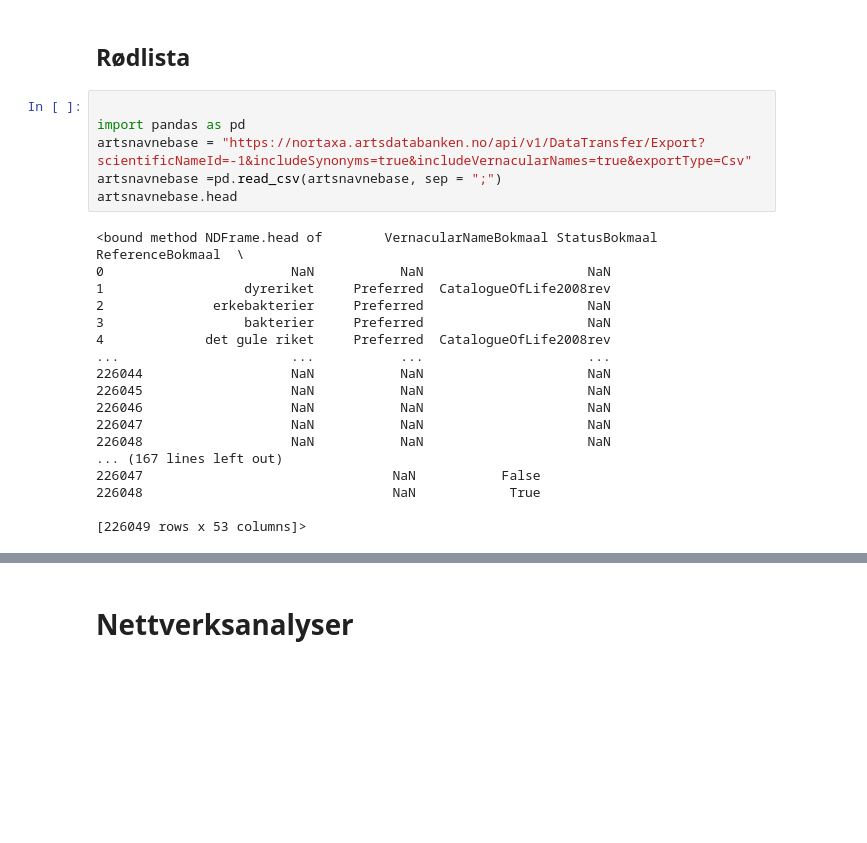
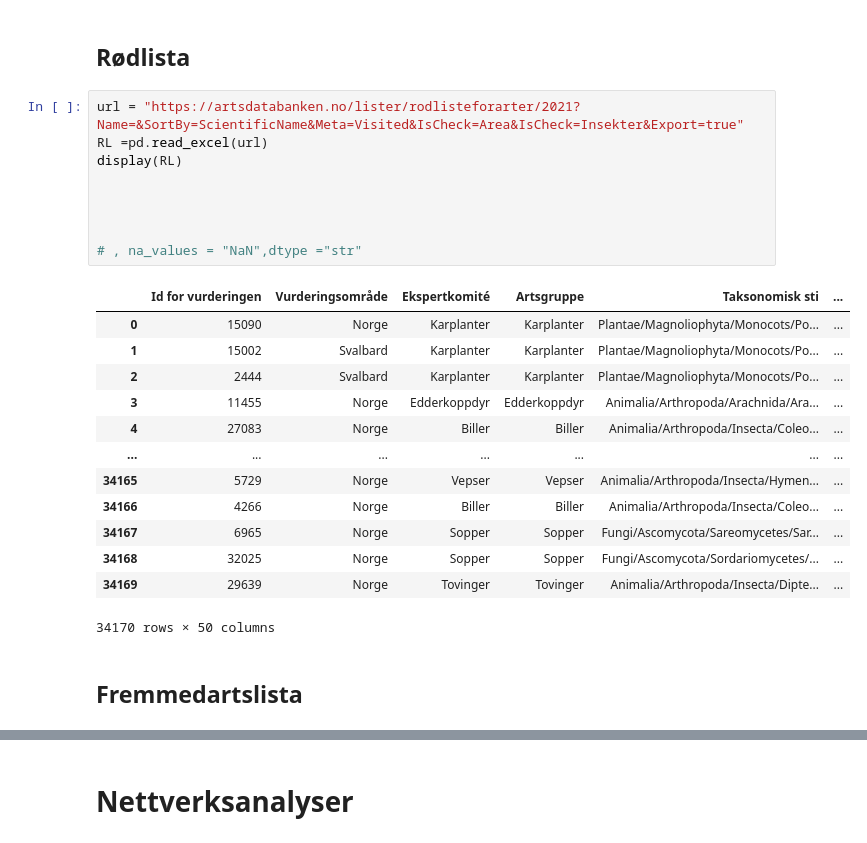
Before and after one commit to egowork/gis_tools, a Jupyter notebook: GIS_funksjoner.ipynb, the cells around one changed output, grey strips where cells are left out. Cells and saved outputs as stored; diff of their text form; blank space fills up the shorter version.

```diff
--- a/GIS_funksjoner.ipynb
+++ b/GIS_funksjoner.ipynb
@@ -63,26 +87,27 @@ Name: Species, Length: 226049, dtype: object
 # %% [markdown]
 ## Rødlista
-# %%
-
-import pandas as pd
-artsnavnebase = "https://nortaxa.artsdatabanken.no/api/v1/DataTransfer/Export?scientificNameId=-1&includeSynonyms=true&includeVernacularNames=true&exportType=Csv"
-artsnavnebase =pd.read_csv(artsnavnebase, sep = ";")
-artsnavnebase.head
-# %% [output]
-<bound method NDFrame.head of        VernacularNameBokmaal StatusBokmaal        ReferenceBokmaal  \
-0                        NaN           NaN                     NaN
-1                  dyreriket     Preferred  CatalogueOfLife2008rev
-2              erkebakterier     Preferred                     NaN
-3                  bakterier     Preferred                     NaN
-4             det gule riket     Preferred  CatalogueOfLife2008rev
-...                      ...           ...                     ...
-226044                   NaN           NaN                     NaN
-226045                   NaN           NaN                     NaN
-226046                   NaN           NaN                     NaN
-226047                   NaN           NaN                     NaN
-226048                   NaN           NaN                     NaN
-... (167 lines left out)
-226047                                NaN           False
-226048                                NaN            True
-
-[226049 rows x 53 columns]>
+# %%
+url = "https://artsdatabanken.no/lister/rodlisteforarter/2021?Name=&SortBy=ScientificName&Meta=Visited&IsCheck=Area&IsCheck=Insekter&Export=true"
+RL =pd.read_excel(url)
+display(RL)
+
+
+
+
+# , na_values = "NaN",dtype ="str"
+# %% [output]
+|  | Id for vurderingen | Vurderingsområde | Ekspertkomité | Artsgruppe | Taksonomisk sti | ... |
+| 0 | 15090 | Norge | Karplanter | Karplanter | Plantae/Magnoliophyta/Monocots/Po... | ... |
+| 1 | 15002 | Svalbard | Karplanter | Karplanter | Plantae/Magnoliophyta/Monocots/Po... | ... |
+| 2 | 2444 | Svalbard | Karplanter | Karplanter | Plantae/Magnoliophyta/Monocots/Po... | ... |
+| 3 | 11455 | Norge | Edderkoppdyr | Edderkoppdyr | Animalia/Arthropoda/Arachnida/Ara... | ... |
+| 4 | 27083 | Norge | Biller | Biller | Animalia/Arthropoda/Insecta/Coleo... | ... |
+| ... | ... | ... | ... | ... | ... | ... |
+| 34165 | 5729 | Norge | Vepser | Vepser | Animalia/Arthropoda/Insecta/Hymen... | ... |
+| 34166 | 4266 | Norge | Biller | Biller | Animalia/Arthropoda/Insecta/Coleo... | ... |
+| 34167 | 6965 | Norge | Sopper | Sopper | Fungi/Ascomycota/Sareomycetes/Sar... | ... |
+| 34168 | 32025 | Norge | Sopper | Sopper | Fungi/Ascomycota/Sordariomycetes/... | ... |
+| 34169 | 29639 | Norge | Tovinger | Tovinger | Animalia/Arthropoda/Insecta/Dipte... | ... |
+34170 rows × 50 columns
+# %% [markdown]
+## Fremmedartslista
```
Also changed, not shown: parts of 35 cells of this notebook, 1 other file.
